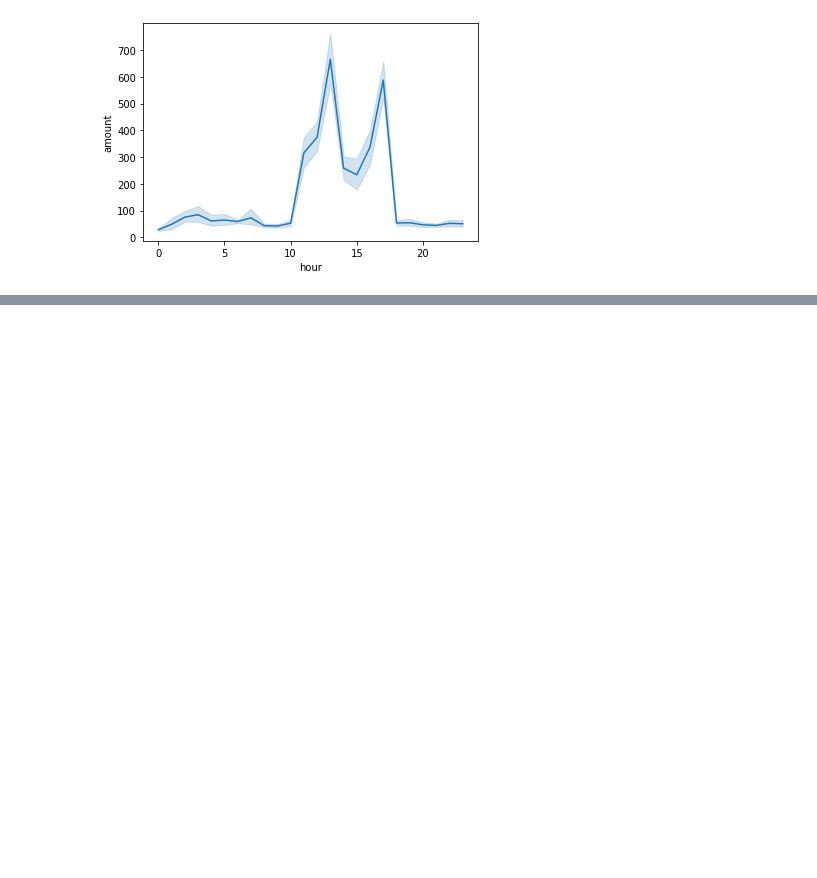
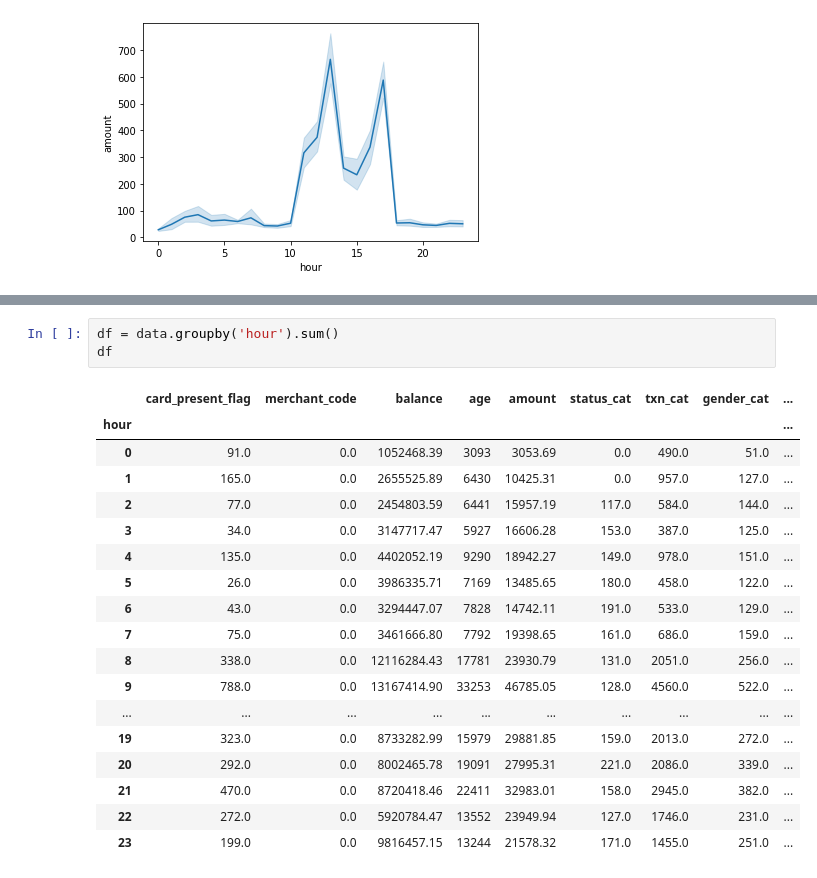
Before and after one commit to jiyoungparkme/machine_learning, a Jupyter notebook: anz_virtual_internship/anz_task_1.ipynb, the cells around one changed output, grey strips where cells are left out. Drawn from its saved outputs; the diff is of its cells as text; blank space fills up the shorter version.

```diff
--- a/anz_virtual_internship/anz_task_1.ipynb
+++ b/anz_virtual_internship/anz_task_1.ipynb
@@ -228,0 +286,22 @@ sns.lineplot(data=data, x='hour', y='amount')
+# %%
+df = data.groupby('hour').sum()
+df
+# %% [output]
+|  | card_present_flag | merchant_code | balance | age | amount | status_cat | txn_cat | gender_cat | ... |
+| hour |  |  |  |  |  |  |  |  | ... |
+| 0 | 91.0 | 0.0 | 1052468.39 | 3093 | 3053.69 | 0.0 | 490.0 | 51.0 | ... |
+| 1 | 165.0 | 0.0 | 2655525.89 | 6430 | 10425.31 | 0.0 | 957.0 | 127.0 | ... |
+| 2 | 77.0 | 0.0 | 2454803.59 | 6441 | 15957.19 | 117.0 | 584.0 | 144.0 | ... |
+| 3 | 34.0 | 0.0 | 3147717.47 | 5927 | 16606.28 | 153.0 | 387.0 | 125.0 | ... |
+| 4 | 135.0 | 0.0 | 4402052.19 | 9290 | 18942.27 | 149.0 | 978.0 | 151.0 | ... |
+| 5 | 26.0 | 0.0 | 3986335.71 | 7169 | 13485.65 | 180.0 | 458.0 | 122.0 | ... |
+| 6 | 43.0 | 0.0 | 3294447.07 | 7828 | 14742.11 | 191.0 | 533.0 | 129.0 | ... |
+| 7 | 75.0 | 0.0 | 3461666.80 | 7792 | 19398.65 | 161.0 | 686.0 | 159.0 | ... |
+| 8 | 338.0 | 0.0 | 12116284.43 | 17781 | 23930.79 | 131.0 | 2051.0 | 256.0 | ... |
+| 9 | 788.0 | 0.0 | 13167414.90 | 33253 | 46785.05 | 128.0 | 4560.0 | 522.0 | ... |
+| ... | ... | ... | ... | ... | ... | ... | ... | ... | ... |
+| 19 | 323.0 | 0.0 | 8733282.99 | 15979 | 29881.85 | 159.0 | 2013.0 | 272.0 | ... |
+| 20 | 292.0 | 0.0 | 8002465.78 | 19091 | 27995.31 | 221.0 | 2086.0 | 339.0 | ... |
+| 21 | 470.0 | 0.0 | 8720418.46 | 22411 | 32983.01 | 158.0 | 2945.0 | 382.0 | ... |
+| 22 | 272.0 | 0.0 | 5920784.47 | 13552 | 23949.94 | 127.0 | 1746.0 | 231.0 | ... |
+| 23 | 199.0 | 0.0 | 9816457.15 | 13244 | 21578.32 | 171.0 | 1455.0 | 251.0 | ... |
```
Also changed, not shown: parts of 6 cells of this notebook.
